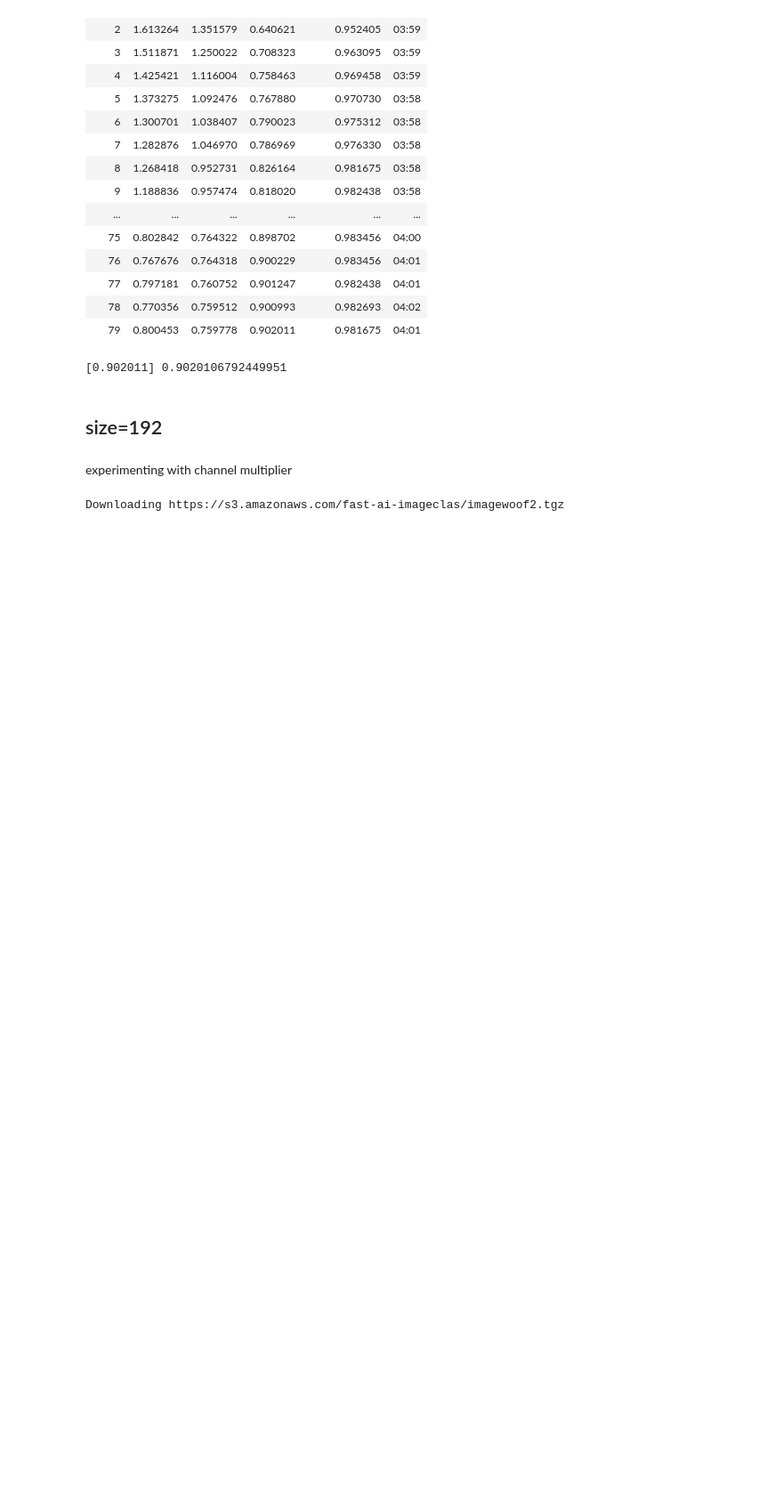
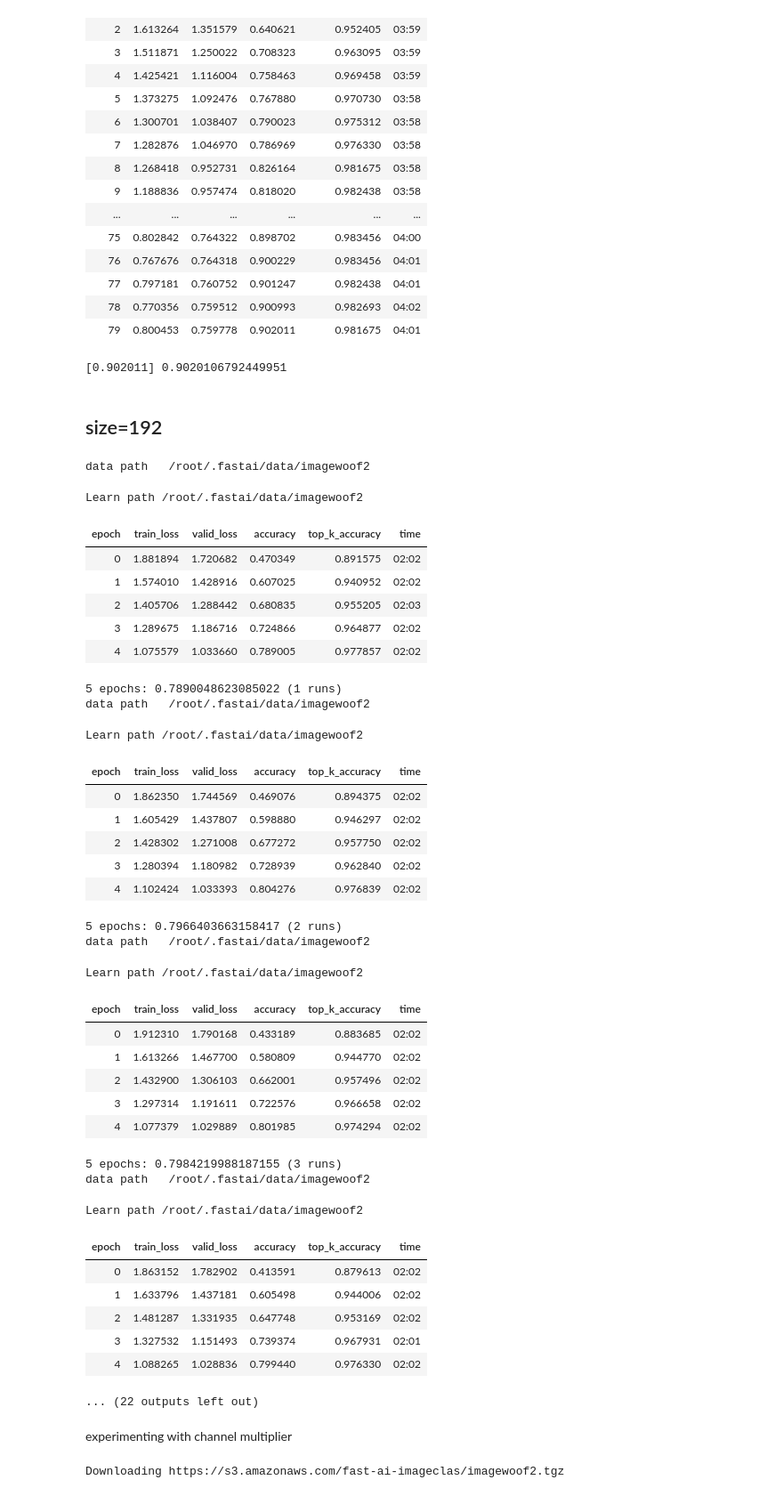
Before and after one commit to BoaEi/imagenette_experiments, a Jupyter notebook: ResNet_separable.ipynb, the cells around one changed output. Shown at 89% size. Drawn from its saved outputs; the diff is of its cells as text; code cells hidden in the pictures; blank space fills up the shorter version.

```diff
--- a/ResNet_separable.ipynb
+++ b/ResNet_separable.ipynb
@@ -714,6 +714,57 @@ Learn path /root/.fastai/data/imagewoof2
 [0.902011] 0.9020106792449951
 # %% [markdown]
 ## size=192
+# %%
+dm = 2
+res = dict()
+for e in [5]*5 + [20]*5 + [80]:
+  mixup=0 if e<=20 else 0.2
+  learn = get_learn(model=model, size=192, bs=16, mixup=mixup)
+  learn.fit_fc(e, lr=4e-3, moms=(0.95,0.95), start_pct=0.72)
+  acc = learn.recorder.metrics[-1][0].item()
+  if e in res:
+    res[e] += [acc]
+  else:
+    res[e] = [acc]
+  print('{} epochs: {} ({} runs)'.format(e, sum(res[e])/len(res[e]), len(res[e])))
+print('depth multiplier={}'.format(dm), {e: sum(res[e])/len(res[e]) for e in res})
+# %% [output]
+data path   /root/.fastai/data/imagewoof2
+Learn path /root/.fastai/data/imagewoof2
+| epoch | train_loss | valid_loss | accuracy | top_k_accuracy | time |
+| 0 | 1.881894 | 1.720682 | 0.470349 | 0.891575 | 02:02 |
+| 1 | 1.574010 | 1.428916 | 0.607025 | 0.940952 | 02:02 |
+| 2 | 1.405706 | 1.288442 | 0.680835 | 0.955205 | 02:03 |
+| 3 | 1.289675 | 1.186716 | 0.724866 | 0.964877 | 02:02 |
+| 4 | 1.075579 | 1.033660 | 0.789005 | 0.977857 | 02:02 |
+5 epochs: 0.7890048623085022 (1 runs)
+data path   /root/.fastai/data/imagewoof2
+Learn path /root/.fastai/data/imagewoof2
+| epoch | train_loss | valid_loss | accuracy | top_k_accuracy | time |
+| 0 | 1.862350 | 1.744569 | 0.469076 | 0.894375 | 02:02 |
+| 1 | 1.605429 | 1.437807 | 0.598880 | 0.946297 | 02:02 |
+| 2 | 1.428302 | 1.271008 | 0.677272 | 0.957750 | 02:02 |
+| 3 | 1.280394 | 1.180982 | 0.728939 | 0.962840 | 02:02 |
+| 4 | 1.102424 | 1.033393 | 0.804276 | 0.976839 | 02:02 |
+5 epochs: 0.7966403663158417 (2 runs)
+data path   /root/.fastai/data/imagewoof2
+Learn path /root/.fastai/data/imagewoof2
+| epoch | train_loss | valid_loss | accuracy | top_k_accuracy | time |
+| 0 | 1.912310 | 1.790168 | 0.433189 | 0.883685 | 02:02 |
+| 1 | 1.613266 | 1.467700 | 0.580809 | 0.944770 | 02:02 |
+| 2 | 1.432900 | 1.306103 | 0.662001 | 0.957496 | 02:02 |
+| 3 | 1.297314 | 1.191611 | 0.722576 | 0.966658 | 02:02 |
+| 4 | 1.077379 | 1.029889 | 0.801985 | 0.974294 | 02:02 |
+5 epochs: 0.7984219988187155 (3 runs)
+data path   /root/.fastai/data/imagewoof2
+Learn path /root/.fastai/data/imagewoof2
+| epoch | train_loss | valid_loss | accuracy | top_k_accuracy | time |
+| 0 | 1.863152 | 1.782902 | 0.413591 | 0.879613 | 02:02 |
+| 1 | 1.633796 | 1.437181 | 0.605498 | 0.944006 | 02:02 |
+| 2 | 1.481287 | 1.331935 | 0.647748 | 0.953169 | 02:02 |
+| 3 | 1.327532 | 1.151493 | 0.739374 | 0.967931 | 02:01 |
+| 4 | 1.088265 | 1.028836 | 0.799440 | 0.976330 | 02:02 |
+... (22 outputs left out)
 # %% [markdown]
 experimenting with channel multiplier
 # %%
```
Also changed, not shown: parts of 1 cell of this notebook.
